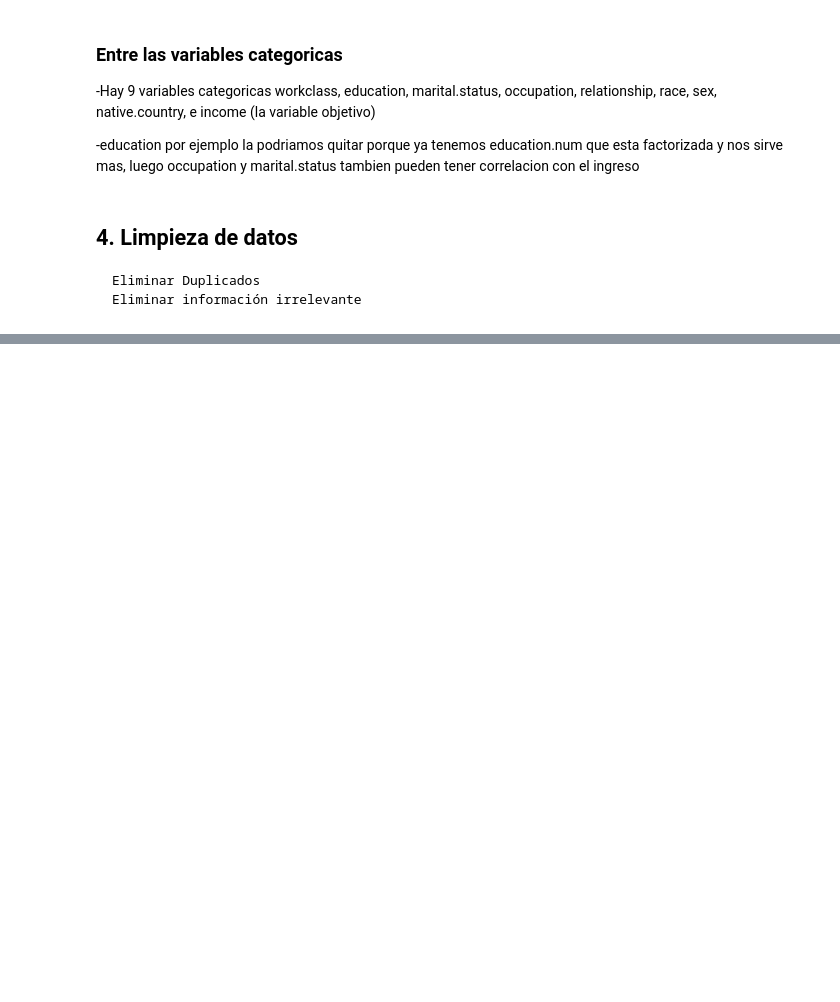
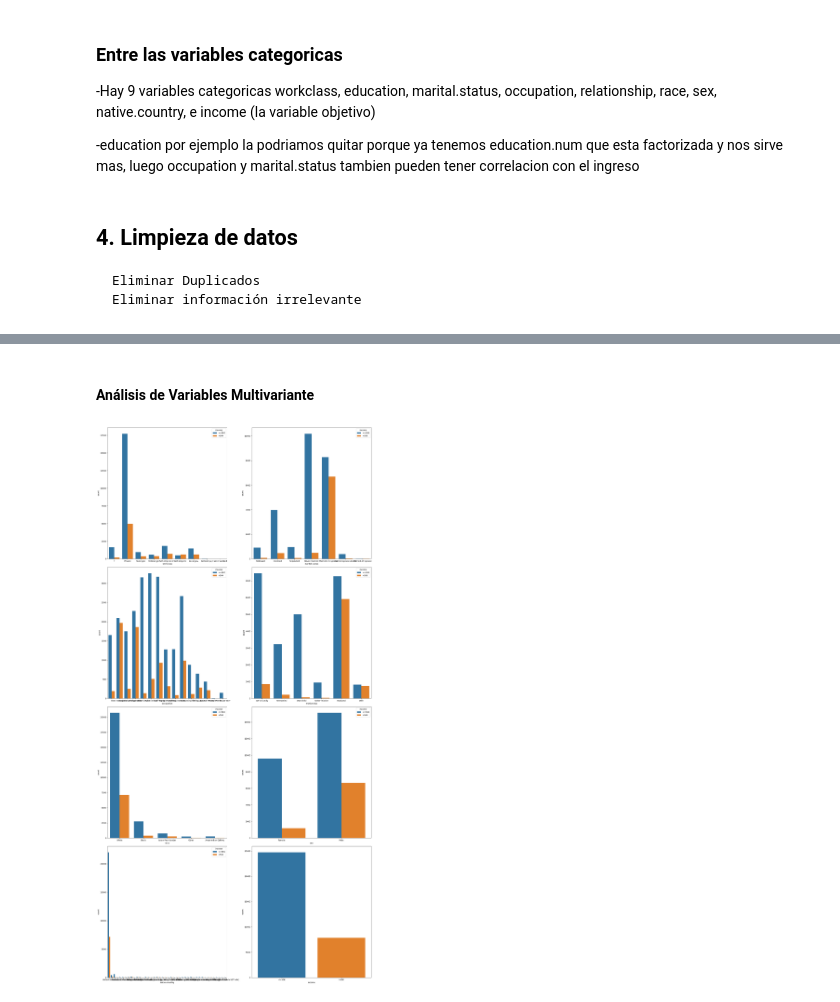
Before and after one commit to 4GeeksAcademy/najuvgz-intro-ml, a Jupyter notebook: src/13-recommendation-systems.ipynb, the cells around one changed output, grey strips where cells are left out. Cells and saved outputs as stored; diff of their text form; code cells hidden in the pictures; blank space fills up the shorter version.

```diff
--- a/src/13-recommendation-systems.ipynb
+++ b/src/13-recommendation-systems.ipynb
@@ -103,0 +144,18 @@ En principio no hay valores nulos, pero si nos fijamos este csv trata los valore
+# %% [markdown]
+#### Análisis de Variables Multivariante
+# %%
+fig, axs = plt.subplots(4, 2, figsize=(20,40))
+
+sns.countplot(ax=axs[0, 0], data=df, x="workclass", hue='income')
+sns.countplot(ax=axs[0, 1], data=df, x="marital.status", hue='income')
+sns.countplot(ax=axs[1, 0], data=df, x="occupation", hue='income')
+sns.countplot(ax=axs[1, 1], data=df, x="relationship", hue='income')
+sns.countplot(ax=axs[2, 0], data=df, x="race", hue='income')
+sns.countplot(ax=axs[2, 1], data=df, x="sex", hue='income')
+sns.countplot(ax=axs[3, 0], data=df, x="native.country", hue='income')
+sns.countplot(ax=axs[3, 1], data=df, x="income", hue='income')
+
+plt.tight_layout()
+plt.show()
+# %% [output]
+[figure, added]
```
Also changed, not shown: parts of 25 cells of this notebook, 1 other file.
